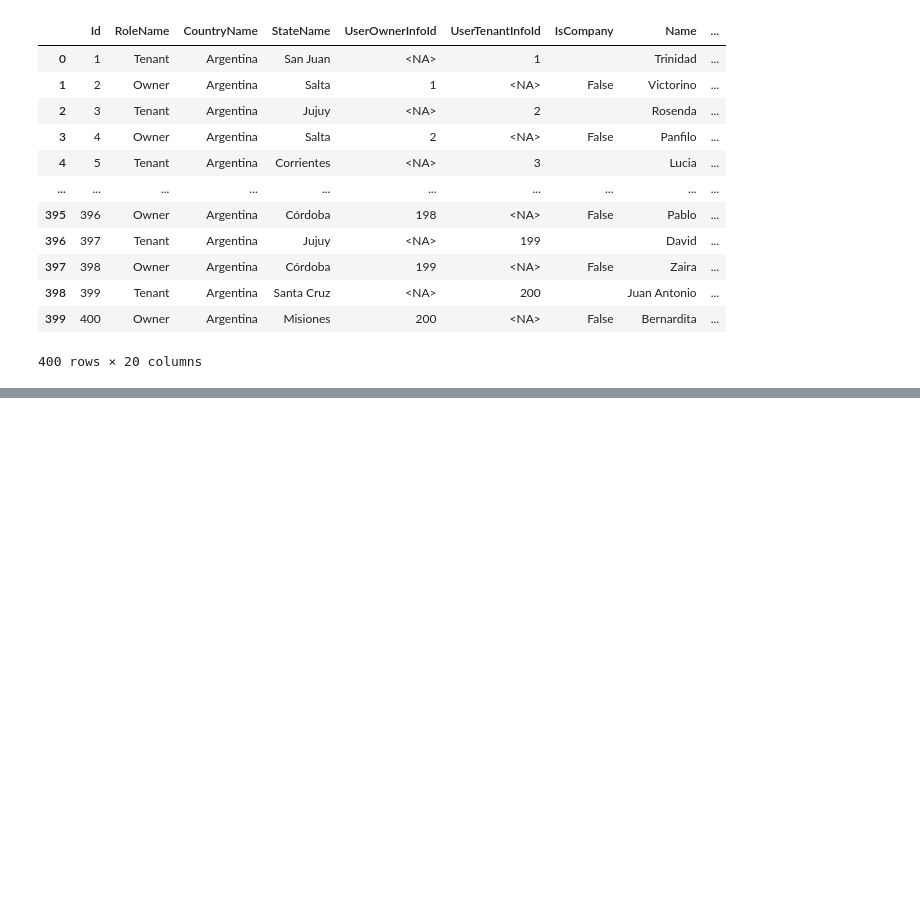
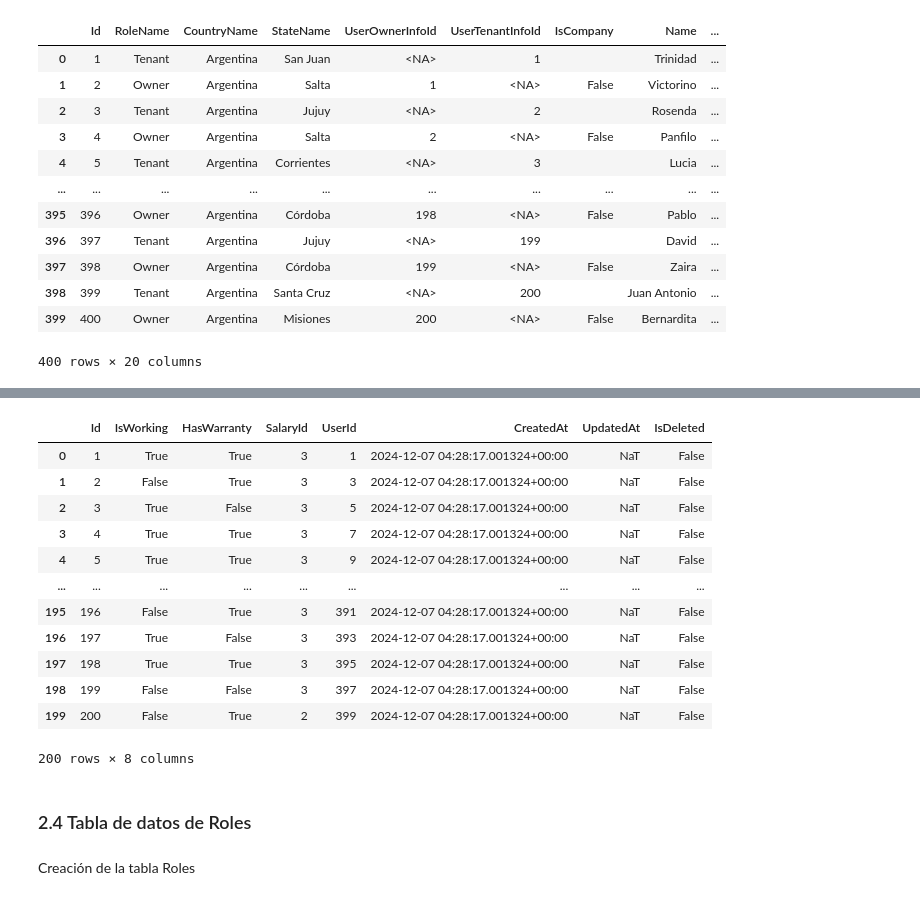
Before and after one commit to santiagobailleres/i004-reffindr-back-python, a Jupyter notebook: etl.ipynb, the cells around one changed output, grey strips where cells are left out. Saved outputs shown, nothing was run; the diff lists cells and outputs as text; code cells hidden in the pictures; blank space fills up the shorter version.

```diff
--- a/etl.ipynb
+++ b/etl.ipynb
@@ -440,0 +486,11 @@ df_users
+# %%
+filtered_UserTenants = df_users[df_users['RoleName'] == 'Tenant']
+
+df_UserTenantInfo = filtered_UserTenants[['Id', 'CreatedAt', 'UpdatedAt', 'IsDeleted']]
+df_UserTenantInfo = df_UserTenantInfo.rename(columns={'Id': 'UserId'})
+# %%
+df_UserTenantInfo.insert(0, 'Id', range(1, len(df_UserTenantInfo) + 1))
+# %%
+df_UserTenantInfo = pd.merge(df_UserTenantInfo, df_prop[['Id', 'IsWorking', 'HasWarranty', 'SalaryId']], on='Id', how='inner')
+# %%
+UsersTenantsInfo = df_UserTenantInfo[['Id', 'IsWorking', 'HasWarranty', 'SalaryId', 'UserId', 'CreatedAt', 'UpdatedAt', 'IsDeleted']]
@@ -440,0 +515,20 @@ df_users
+# %%
+UsersTenantsInfo
+# %% [output]
+|  | Id | IsWorking | HasWarranty | SalaryId | UserId | CreatedAt | UpdatedAt | IsDeleted |
+| 0 | 1 | True | True | 3 | 1 | 2024-12-07 04:28:17.001324+00:00 | NaT | False |
+| 1 | 2 | False | True | 3 | 3 | 2024-12-07 04:28:17.001324+00:00 | NaT | False |
+| 2 | 3 | True | False | 3 | 5 | 2024-12-07 04:28:17.001324+00:00 | NaT | False |
+| 3 | 4 | True | True | 3 | 7 | 2024-12-07 04:28:17.001324+00:00 | NaT | False |
+| 4 | 5 | True | True | 3 | 9 | 2024-12-07 04:28:17.001324+00:00 | NaT | False |
+| ... | ... | ... | ... | ... | ... | ... | ... | ... |
+| 195 | 196 | False | True | 3 | 391 | 2024-12-07 04:28:17.001324+00:00 | NaT | False |
+| 196 | 197 | True | False | 3 | 393 | 2024-12-07 04:28:17.001324+00:00 | NaT | False |
+| 197 | 198 | True | True | 3 | 395 | 2024-12-07 04:28:17.001324+00:00 | NaT | False |
+| 198 | 199 | False | False | 3 | 397 | 2024-12-07 04:28:17.001324+00:00 | NaT | False |
+| 199 | 200 | False | True | 2 | 399 | 2024-12-07 04:28:17.001324+00:00 | NaT | False |
+200 rows × 8 columns
+# %% [markdown]
+### 2.4 Tabla de datos de Roles
+# %% [markdown]
+Creación de la tabla Roles
```
Also changed, not shown: parts of 40 cells of this notebook.
